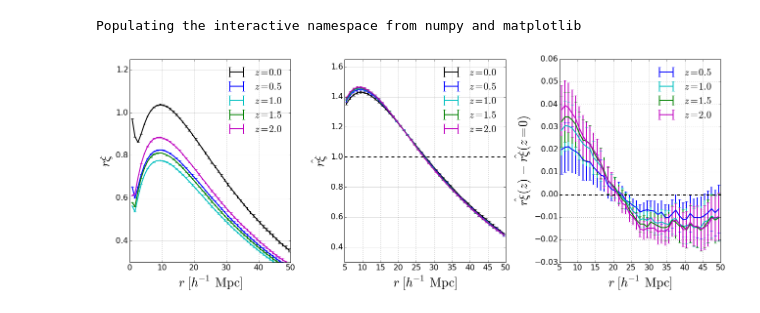
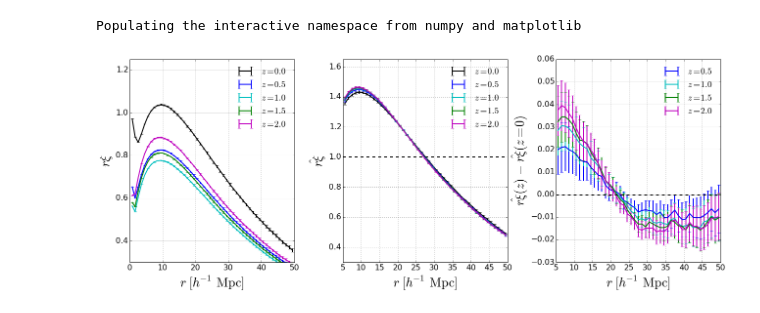
Before and after one commit to xiaodongli1986/LSS_xis, a Jupyter notebook: src/00diffz.ipynb, the cells around one changed output. Saved outputs shown, nothing was run; the diff lists cells and outputs as text; code cells hidden in the pictures.

```diff
--- a/src/00diffz.ipynb
+++ b/src/00diffz.ipynb
@@ -119,35 +119,35 @@ if True:
             ax2a.set_ylabel('$\\hat {r \\xi} $', fontsize=26)
 
             if iz != 0:
                 #ax1b.errorbar(Rmid, Delta_Y1, Delta_Yer1,  label = '$z=%.1f'%float(nowzstr)+'$',
                 #              marker=MA[iz], markersize=0, #markeredgewidth=0,
                 #              c=PCA2[iz], lw=2)
                 ax2b.errorbar(X3,   Delta_Y3, Delta_Yer3,  label = '$z=%.1f'%float(nowzstr)+'$',
                               #marker=MA[iz], markersize=10, markeredgewidth=0,
                               c=PCA2[iz], lw=2)
 
                 #ax1b.set_ylabel('$r \\xi (z) \\ - \\ r \\xi (z=0)$', fontsize=26)
                 ax2b.set_ylabel('$\\hat{r \\xi} (z) \\ - \\ \\hat{r \\xi} (z=0)$', fontsize=26)
 
             iz += 1
     for ax in [ax1a,ax2a,ax2b]:
             ax.grid()
             ax.set_xlabel('$r\\ [h^{-1}\\rm\\ Mpc ]$', fontsize=26)
     ax2a.plot([i1-1,i2],[1,1], ls='--',lw=2,c='k')
     ax2b.plot([i1-1,i2],[0,0], ls='--',lw=2,c='k')
-    ax1a.legend(loc='best',frameon=False, fontsize=20)
-    ax2a.legend(loc='best',frameon=False, fontsize=20)
-    ax2b.legend(loc='best',frameon=False, fontsize=20)
+    ax1a.legend(loc='best',frameon=False, fontsize=18)
+    ax2a.legend(loc='best',frameon=False, fontsize=18)
+    ax2b.legend(loc='best',frameon=False, fontsize=18)
     #ax1b.legend(loc='best',frameon=False, fontsize=18)
     ax1a.set_ylim(0.3,1.25); ax2a.set_ylim(0.3,1.65); #ax2b.set_ylim(-0.1, 0.1)
-    fig.tight_layout()
+    fig.tight_layout(w_pad=0)
     #figb.tight_layout()
     if savefig:
         #figa.savefig('../draft/fig2_a.eps', format='eps')
         #figb.savefig('../draft/fig2_b.eps', format='eps')
         fig.savefig('../draft/fig3.eps', format='eps')
         #figa.savefig('DiffzAll_sfact'+str(sfact)+'.eps', format='eps')
         #figb.savefig('DiffzAll_sfact'+str(sfact)+'_delta.eps', format='eps')
     plt.show()
 # %% [output]
-[figure, old version]
+[figure, new version]
```
Also changed, not shown: 6 other files.
